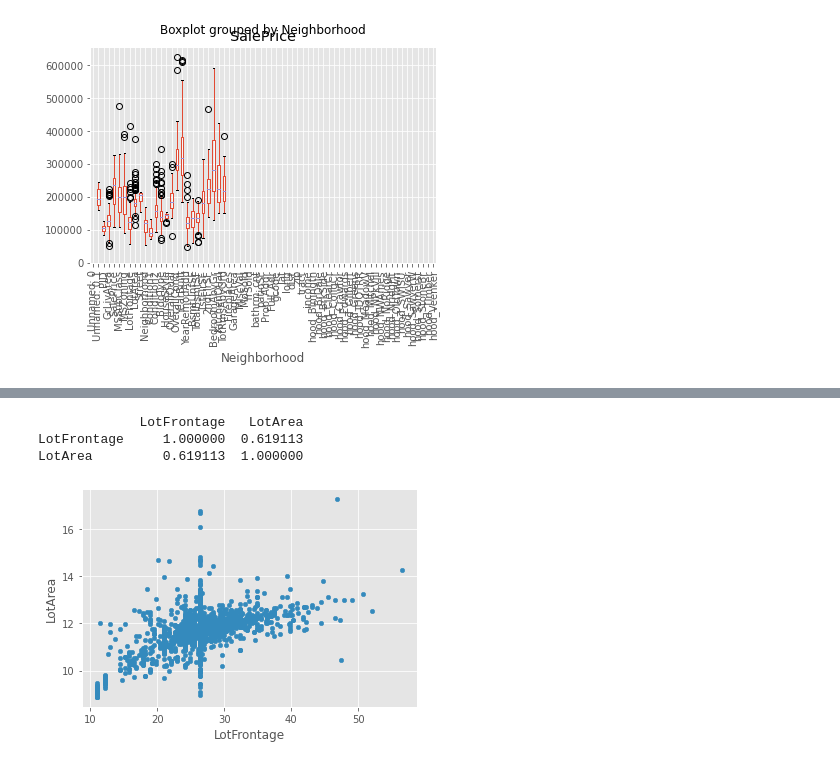
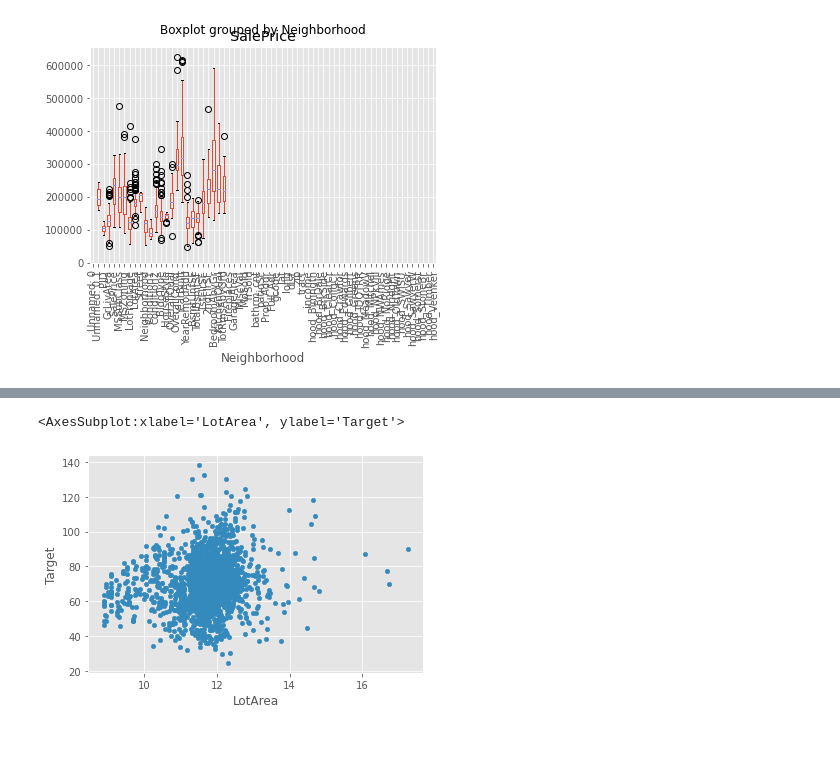
Before and after one commit to jonahsg/ML_housing_price, a Jupyter notebook: Feature_Selection_Mike.ipynb, the cells around one changed output, grey strips where cells are left out. Cells and saved outputs as stored; diff of their text form; code cells hidden in the pictures.

Commit message:
added Box_cox transformation

```diff
--- a/Feature_Selection_Mike.ipynb
+++ b/Feature_Selection_Mike.ipynb
@@ -217,10 +122,0 @@ tt.plot.scatter(x = 'LotArea_', y= 'LogSalePrice')
-# %%
-X_T = X1['LotFrontage']
-lam = boxcox_normmax(X1['LotFrontage'] + 1)
-print(lam)
-tt = pd.DataFrame()
-tt.loc[:, 'LotFrontage_'] = boxcox1p(X_T, lam)
-tt['LogSalePrice'] = train['LogSalePrice']
-tt['SalePrice'] = Y
-tt.plot.scatter(x = 'LotFrontage_', y= 'LogSalePrice')
-# Remove LotFrontage and keep LotArea
@@ -231,16 +123,16 @@ tt.plot.scatter(x = 'LotFrontage_', y= 'LogSalePrice')
 # %%
 def transform(DF):
     df_T = pd.DataFrame()
-    df_T['LogSalePrice'] = train['LogSalePrice']
+    df_T['Target'] = train['Target']
     for feature in DF.columns:
         X_T = DF.loc[:, feature]
         lam = boxcox_normmax(X_T + 1)
         print(f'lambda of {feature} = {lam}')
         tt = pd.DataFrame()
-        tt['LogSalePrice'] = train['LogSalePrice']
-        tt['SalePrice'] = Y
+        tt['Target'] = train['Target']
+        tt['Target'] = Y
         tt.loc[:, feature] = boxcox1p(X_T, lam)
         df_T = pd.concat([df_T, tt.loc[:, feature]], axis = 1)
-        print(tt.plot.scatter(x = feature, y= 'LogSalePrice'))
-        print(train.plot.scatter(x = feature, y= 'LogSalePrice'))
+        print(tt.plot.scatter(x = feature, y= 'Target'))
+        print(train.plot.scatter(x = feature, y= 'Target'))
     return df_T
@@ -307 +181,4 @@ AxesSubplot(0.125,0.125;0.775x0.755)
 ... (8 outputs left out)
+# %%
+X_t = X1[['LotArea', 'patioSF','Bsmt_ratio']]
+tt = transform(X_t)
@@ -307,0 +217,3 @@ AxesSubplot(0.125,0.125;0.775x0.755)
+# %%
+train[tt.columns] = tt
+train.columns
@@ -308,9 +240,7 @@ AxesSubplot(0.125,0.125;0.775x0.755)
 # %%
-tt.plot.scatter(x = 'LotFrontage', y = 'LotArea')
-print(tt[['LotFrontage', 'LotArea']].corr())
+train.plot.scatter(x = 'LotArea', y = 'Target')
+# print(tt[['LotFrontage', 'LotArea']].corr())
 # %% [output]
-             LotFrontage   LotArea
-LotFrontage     1.000000  0.619113
-LotArea         0.619113  1.000000
+<AxesSubplot:xlabel='LotArea', ylabel='Target'>
-[figure, old version]
+[figure, new version]
 # %%
```
Also changed, not shown: parts of 35 cells of this notebook, 5 other files.
